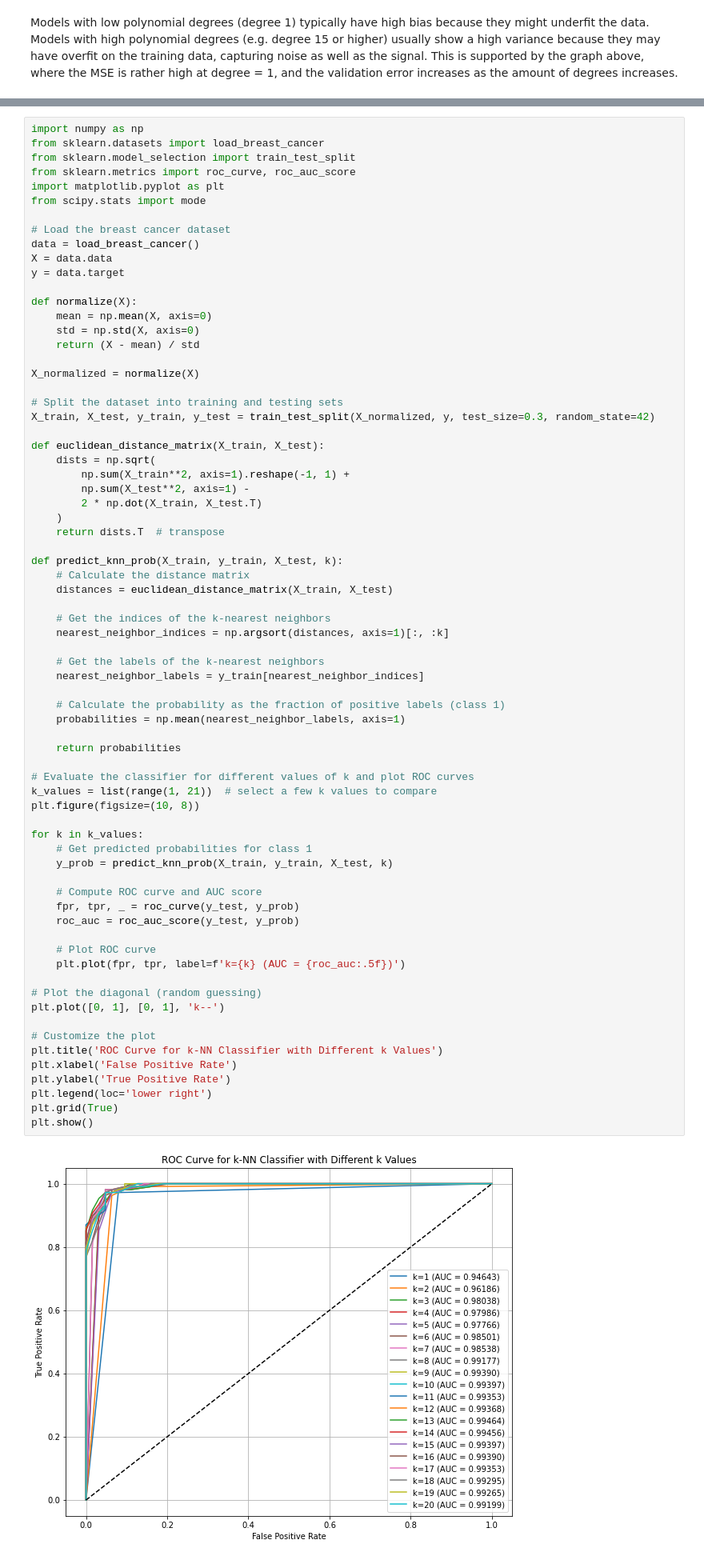
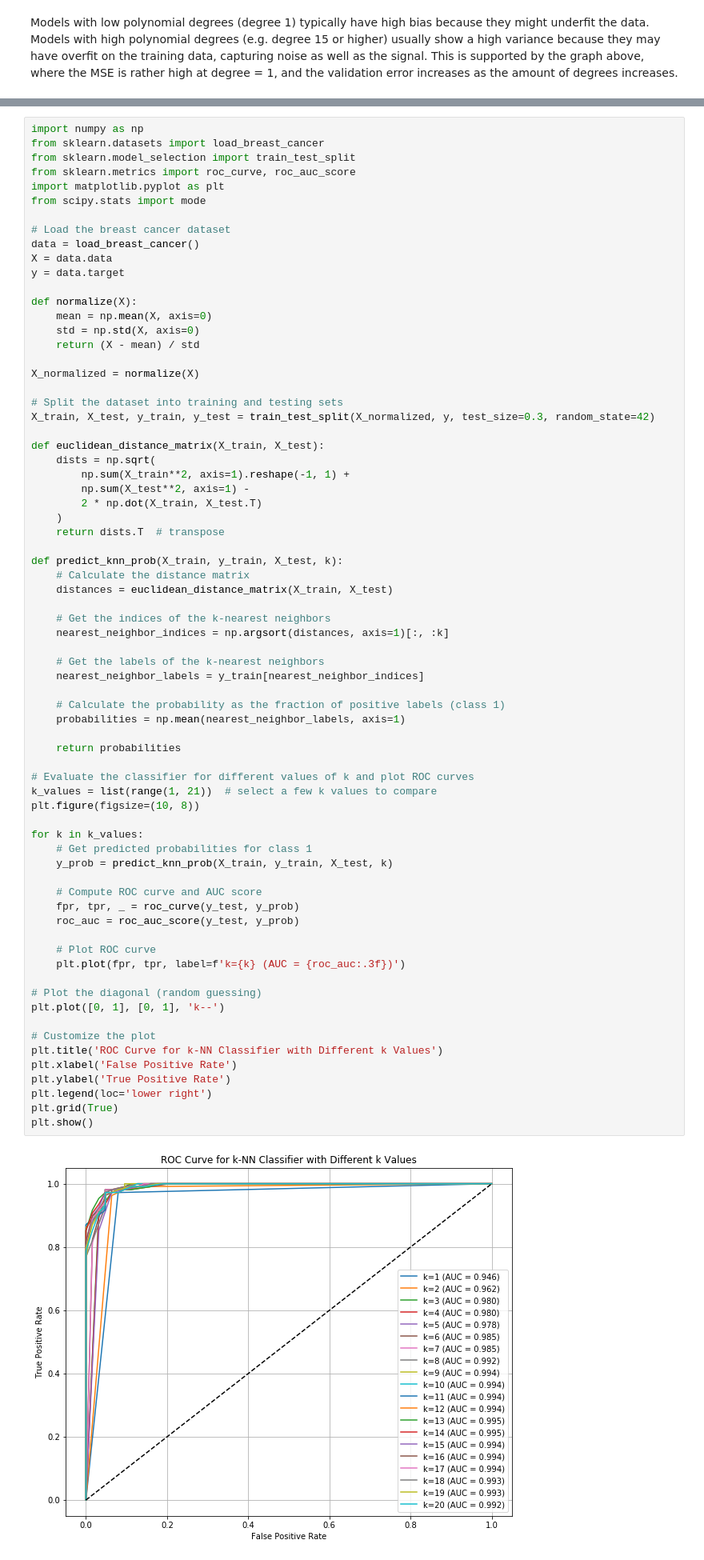
Before and after one commit to marbybr/8DM50_Group_1, a Jupyter notebook: Week_2/week_2.ipynb, the cells around one changed output, grey strips where cells are left out. Shown: that part at 80% size. Cells and saved outputs as stored; diff of their text form.

```diff
--- a/Week_2/week_2.ipynb
+++ b/Week_2/week_2.ipynb
@@ -333,35 +333,35 @@ def predict_knn_prob(X_train, y_train, X_test, k):
     # Calculate the probability as the fraction of positive labels (class 1)
     probabilities = np.mean(nearest_neighbor_labels, axis=1)
 
     return probabilities
 
 # Evaluate the classifier for different values of k and plot ROC curves
 k_values = list(range(1, 21))  # select a few k values to compare
 plt.figure(figsize=(10, 8))
 
 for k in k_values:
     # Get predicted probabilities for class 1
     y_prob = predict_knn_prob(X_train, y_train, X_test, k)
 
     # Compute ROC curve and AUC score
     fpr, tpr, _ = roc_curve(y_test, y_prob)
     roc_auc = roc_auc_score(y_test, y_prob)
 
     # Plot ROC curve
-    plt.plot(fpr, tpr, label=f'k={k} (AUC = {roc_auc:.5f})')
+    plt.plot(fpr, tpr, label=f'k={k} (AUC = {roc_auc:.3f})')
 
 # Plot the diagonal (random guessing)
 plt.plot([0, 1], [0, 1], 'k--')
 
 # Customize the plot
 plt.title('ROC Curve for k-NN Classifier with Different k Values')
 plt.xlabel('False Positive Rate')
 plt.ylabel('True Positive Rate')
 plt.legend(loc='lower right')
 plt.grid(True)
 plt.show()
 # %% [output]
-[figure, old version]
+[figure, new version]
 # %% [markdown]
 ### $F_1$ score and Dice similarity coefficient
 
```
Also changed, not shown: parts of 1 cell of this notebook.
